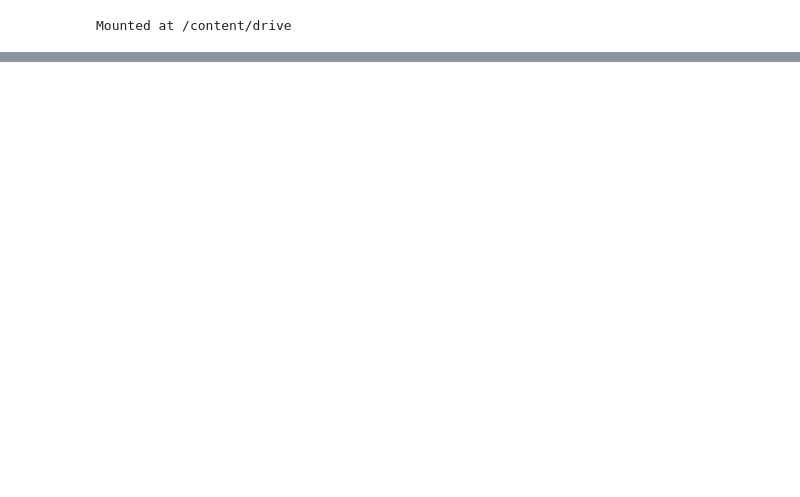
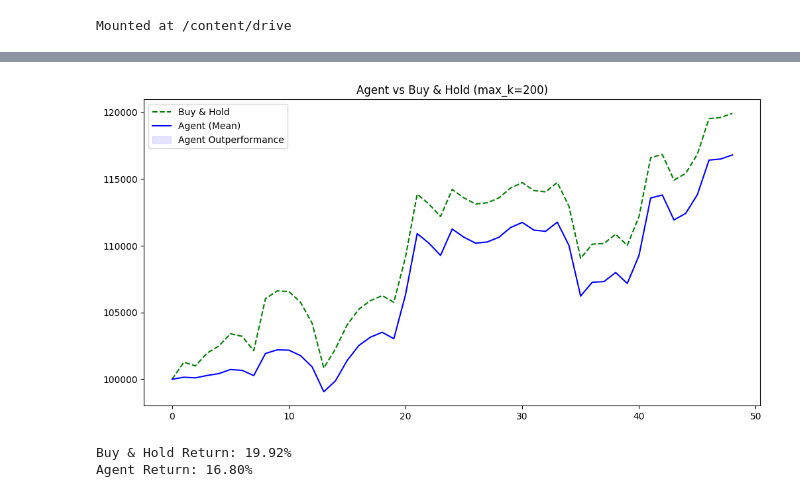
Before and after one commit to rahulb99/rl4trading, a Jupyter notebook: notebooks/RL4Trading.ipynb, the cells around one changed output, grey strips where cells are left out. Saved outputs shown, nothing was run; the diff lists cells and outputs as text; code cells hidden in the pictures; blank space fills up the shorter version.

```diff
--- a/notebooks/RL4Trading.ipynb
+++ b/notebooks/RL4Trading.ipynb
@@ -422,0 +1035,18 @@ Indicators shape: (249, 7, 4)
+# %%
+plt.figure(figsize=(10, 6))
+
+# Plot individual episodes
+for i, curve in enumerate(equity_curves):
+    plt.plot(curve, color='blue', alpha=0.2, linewidth=1)
+
+# Calculate and plot mean curve
+# We assume all curves have the same length based on the fixed episode steps
+mean_curve = np.mean(np.vstack(equity_curves), axis=0)
+plt.plot(mean_curve, color='black', linewidth=2.5, label='Mean Performance')
+
+plt.title("Evaluation Equity Curves")
+plt.xlabel("Time Step")
+plt.ylabel("Portfolio Value")
+plt.grid(True, alpha=0.3)
+plt.legend()
+plt.show()
@@ -422,0 +1463,31 @@ Indicators shape: (249, 7, 4)
+# %%
+# 3. Evaluate
+equity_curves, step_returns = evaluate_policy(agent, eval_env, n_episodes=20)
+
+# 4. Compare with Buy & Hold
+test_close_prices = test_prices[:, 3]
+bnh_equity = 100_000 * (test_close_prices / test_close_prices[0])
+mean_agent_equity = np.mean(np.vstack(equity_curves), axis=0)
+
+# Align lengths
+min_len = min(len(bnh_equity), len(mean_agent_equity))
+bnh_equity_trunc = bnh_equity[:min_len]
+mean_equity_trunc = mean_agent_equity[:min_len]
+
+plt.figure(figsize=(12, 6))
+plt.plot(bnh_equity_trunc, label='Buy & Hold', color='green', linestyle='--')
+plt.plot(mean_equity_trunc, label='Agent (Mean)', color='blue')
+plt.fill_between(range(min_len), bnh_equity_trunc, mean_equity_trunc,
+                 where=(mean_equity_trunc > bnh_equity_trunc), color='blue', alpha=0.1, label='Agent Outperformance')
+plt.title("Agent vs Buy & Hold (max_k=200)")
+plt.legend()
+plt.show()
+
+final_agent_ret = (mean_equity_trunc[-1] / 100_000) - 1
+final_bnh_ret = (bnh_equity_trunc[-1] / 100_000) - 1
+print(f"Buy & Hold Return: {final_bnh_ret:.2%}")
+print(f"Agent Return: {final_agent_ret:.2%}")
+# %% [output]
+[figure, added]
+Buy & Hold Return: 19.92%
+Agent Return: 16.80%
```
Also changed, not shown: parts of 98 cells of this notebook.
